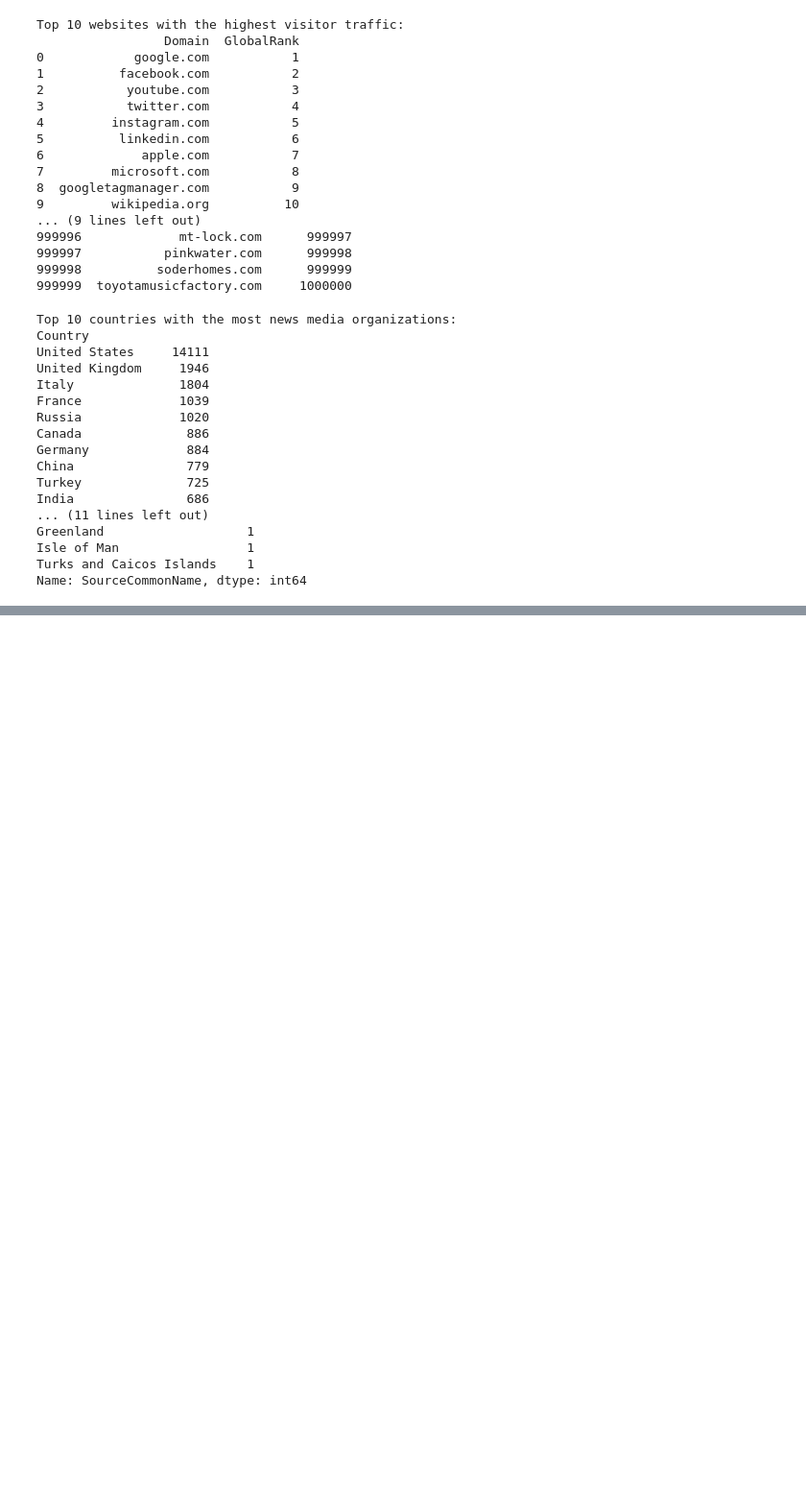
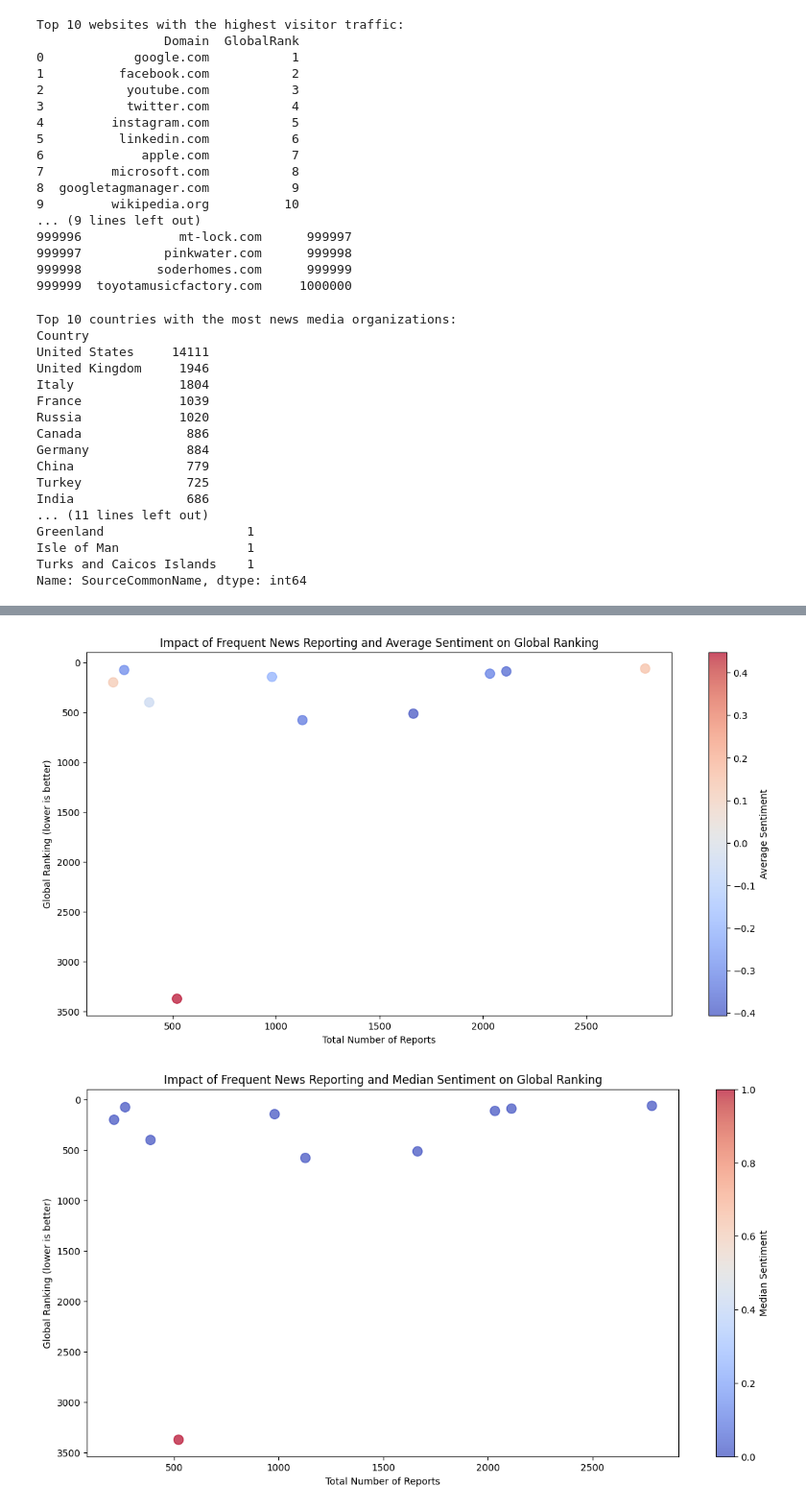
Before and after one commit to CarmelZe/news_correlation_10ac_week0, a Jupyter notebook: notebooks/eda_analysis.ipynb, the cells around one changed output, grey strips where cells are left out. Shown: that part at 96% size. Saved outputs shown, nothing was run; the diff lists cells and outputs as text; code cells hidden in the pictures; blank space fills up the shorter version.

```diff
--- a/notebooks/eda_analysis.ipynb
+++ b/notebooks/eda_analysis.ipynb
@@ -124,0 +473,78 @@ TypeError: first argument must be string or compiled pattern
+# %%
+#What is the impact of frequent news reporting and sentiment to the website’s global ranking?
+#Do a 2D scatter plot where x-axis is the total number of reports by a website, y-axis is the global ranking of the site, and the color representing average/median sentiment.
+
+import pandas as pd
+import matplotlib.pyplot as plt
+import seaborn as sns
+
+data_df = pd.read_csv('../data/rating.csv')
+traffic_data_df = pd.read_csv('../data/traffic.csv')
+
+if 'title_sentiment_numeric' not in data_df.columns:
+    sentiment_mapping = {'Positive': 1, 'Neutral': 0, 'Negative': -1}
+    data_df['title_sentiment_numeric'] = data_df['title_sentiment'].map(sentiment_mapping)
+
+source_to_domain = {
+    'Forbes': 'forbes.com',
+    'CNN': 'cnn.com',
+    'BBC News': 'bbc.co.uk',
+    'The Verge': 'theverge.com',
+    'Gizmodo.com': 'gizmodo.com',
+    'NPR': 'npr.org',
+    'Business Insider': 'businessinsider.com',
+    'Android Central': 'androidcentral.com',
+    'RT': 'rt.com',
+    'Al Jazeera English': 'aljazeera.com',
+    'BBC News': 'bbc.com',
+}
+
+data_df['Domain'] = data_df['source_name'].map(source_to_domain)
+
+data_df = data_df.dropna(subset=['Domain'])
+
+total_reports = data_df.groupby('Domain').size().reset_index(name='total_reports')
+
+sentiment_stats = data_df.groupby('Domain')['title_sentiment_numeric'].agg(
+    average_sentiment='mean',
+    median_sentiment='median'
+).reset_index()
+
+combined_df = pd.merge(total_reports, sentiment_stats, on='Domain')
+combined_df = pd.merge(combined_df, traffic_data_df[['Domain', 'GlobalRank']], on='Domain')
+
+print("Combined DataFrame shape after merge:", combined_df.shape)
+print(combined_df.head())
+
+plt.figure(figsize=(14, 7))
+scatter = plt.scatter(
+    combined_df['total_reports'],
+    combined_df['GlobalRank'],
+    c=combined_df['average_sentiment'],
+    cmap='coolwarm',
+    s=100,
+    alpha=0.7
+)
+plt.colorbar(scatter, label='Average Sentiment')
+plt.title('Impact of Frequent News Reporting and Average Sentiment on Global Ranking')
+plt.xlabel('Total Number of Reports')
+plt.ylabel('Global Ranking (lower is better)')
+plt.gca().invert_yaxis()
+plt.show()
+
+plt.figure(figsize=(14, 7))
+scatter = plt.scatter(
+    combined_df['total_reports'],
+    combined_df['GlobalRank'],
+    c=combined_df['median_sentiment'],
+    cmap='coolwarm',
+    s=100,
+    alpha=0.7
+)
+plt.colorbar(scatter, label='Median Sentiment')
+plt.title('Impact of Frequent News Reporting and Median Sentiment on Global Ranking')
+plt.xlabel('Total Number of Reports')
+plt.ylabel('Global Ranking (lower is better)')
+plt.gca().invert_yaxis()
+plt.show()
+# %% [output]
@@ -124,0 +565,2 @@ TypeError: first argument must be string or compiled pattern
+[figure, added]
+[figure, added]
```
Also changed, not shown: parts of 7 cells of this notebook, 16 other files.
